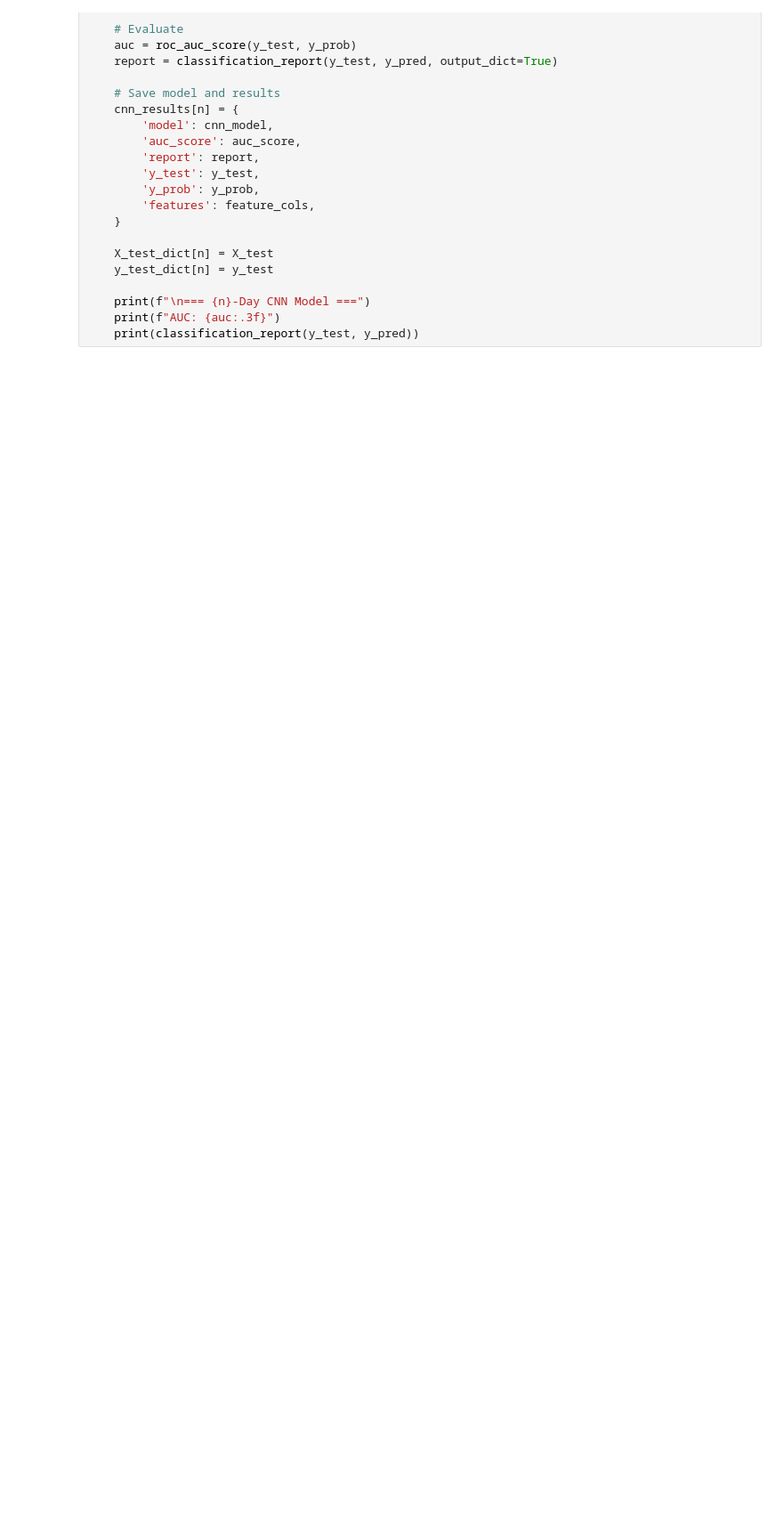
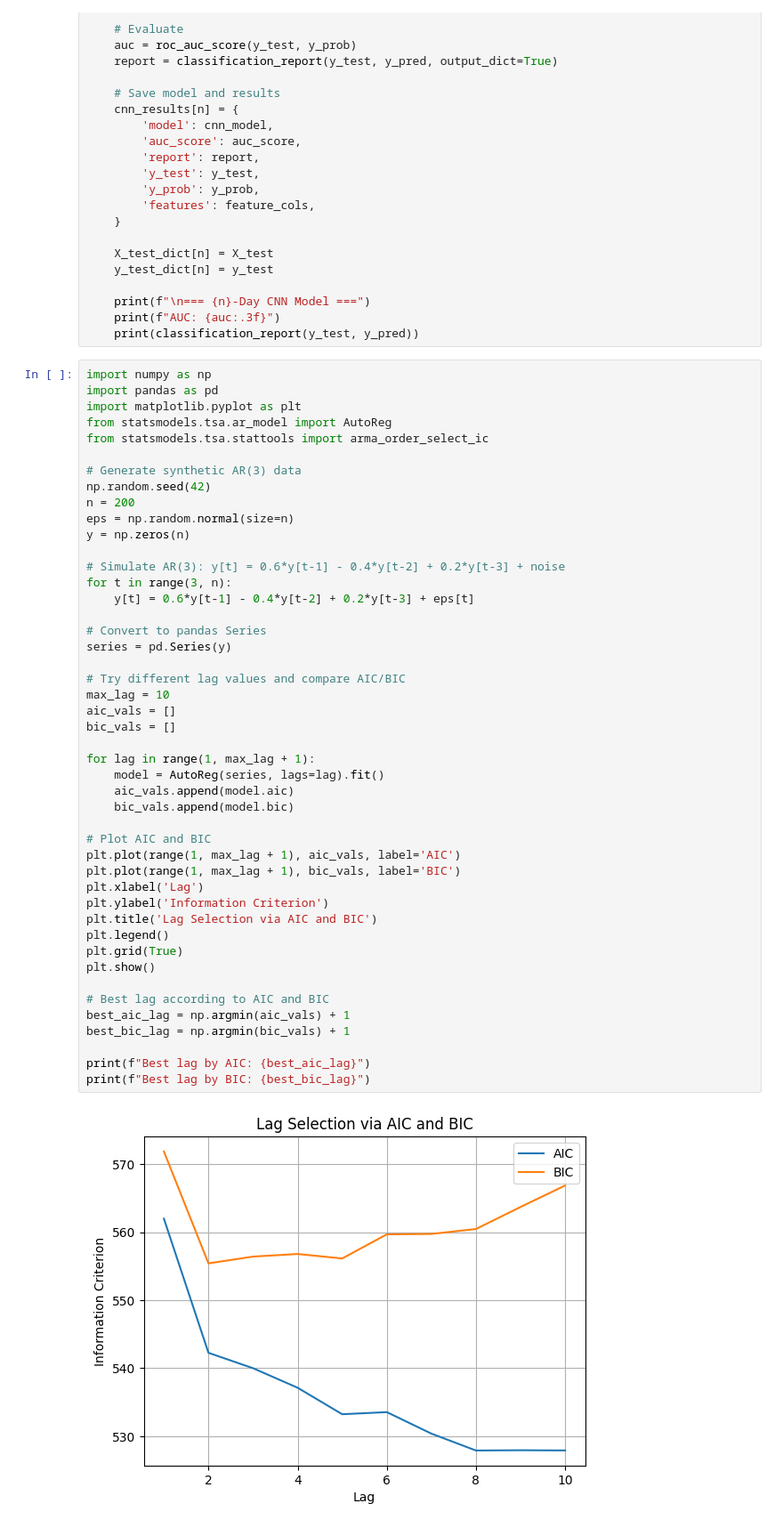
Before and after one commit to namolert/dynamic-ews, a Jupyter notebook: spare.ipynb, the cells around one changed output. Shown: that part at 89% size. Cells and saved outputs as stored; diff of their text form; blank space fills up the shorter version.

```diff
--- a/spare.ipynb
+++ b/spare.ipynb
@@ -105,3 +105,51 @@ for n in volatility_period:
     print(f"\n=== {n}-Day CNN Model ===")
     print(f"AUC: {auc:.3f}")
     print(classification_report(y_test, y_pred))
+# %%
+import numpy as np
+import pandas as pd
+import matplotlib.pyplot as plt
+from statsmodels.tsa.ar_model import AutoReg
+from statsmodels.tsa.stattools import arma_order_select_ic
+
+# Generate synthetic AR(3) data
+np.random.seed(42)
+n = 200
+eps = np.random.normal(size=n)
+y = np.zeros(n)
+
+# Simulate AR(3): y[t] = 0.6*y[t-1] - 0.4*y[t-2] + 0.2*y[t-3] + noise
+for t in range(3, n):
+    y[t] = 0.6*y[t-1] - 0.4*y[t-2] + 0.2*y[t-3] + eps[t]
+
+# Convert to pandas Series
+series = pd.Series(y)
+
+# Try different lag values and compare AIC/BIC
+max_lag = 10
+aic_vals = []
+bic_vals = []
+
+for lag in range(1, max_lag + 1):
+    model = AutoReg(series, lags=lag).fit()
+    aic_vals.append(model.aic)
+    bic_vals.append(model.bic)
+
+# Plot AIC and BIC
+plt.plot(range(1, max_lag + 1), aic_vals, label='AIC')
+plt.plot(range(1, max_lag + 1), bic_vals, label='BIC')
+plt.xlabel('Lag')
+plt.ylabel('Information Criterion')
+plt.title('Lag Selection via AIC and BIC')
+plt.legend()
+plt.grid(True)
+plt.show()
+
+# Best lag according to AIC and BIC
+best_aic_lag = np.argmin(aic_vals) + 1
+best_bic_lag = np.argmin(bic_vals) + 1
+
+print(f"Best lag by AIC: {best_aic_lag}")
+print(f"Best lag by BIC: {best_bic_lag}")
+# %% [output]
+[figure, added]
```
Also changed, not shown: parts of 1 cell of this notebook, 10 other files.
